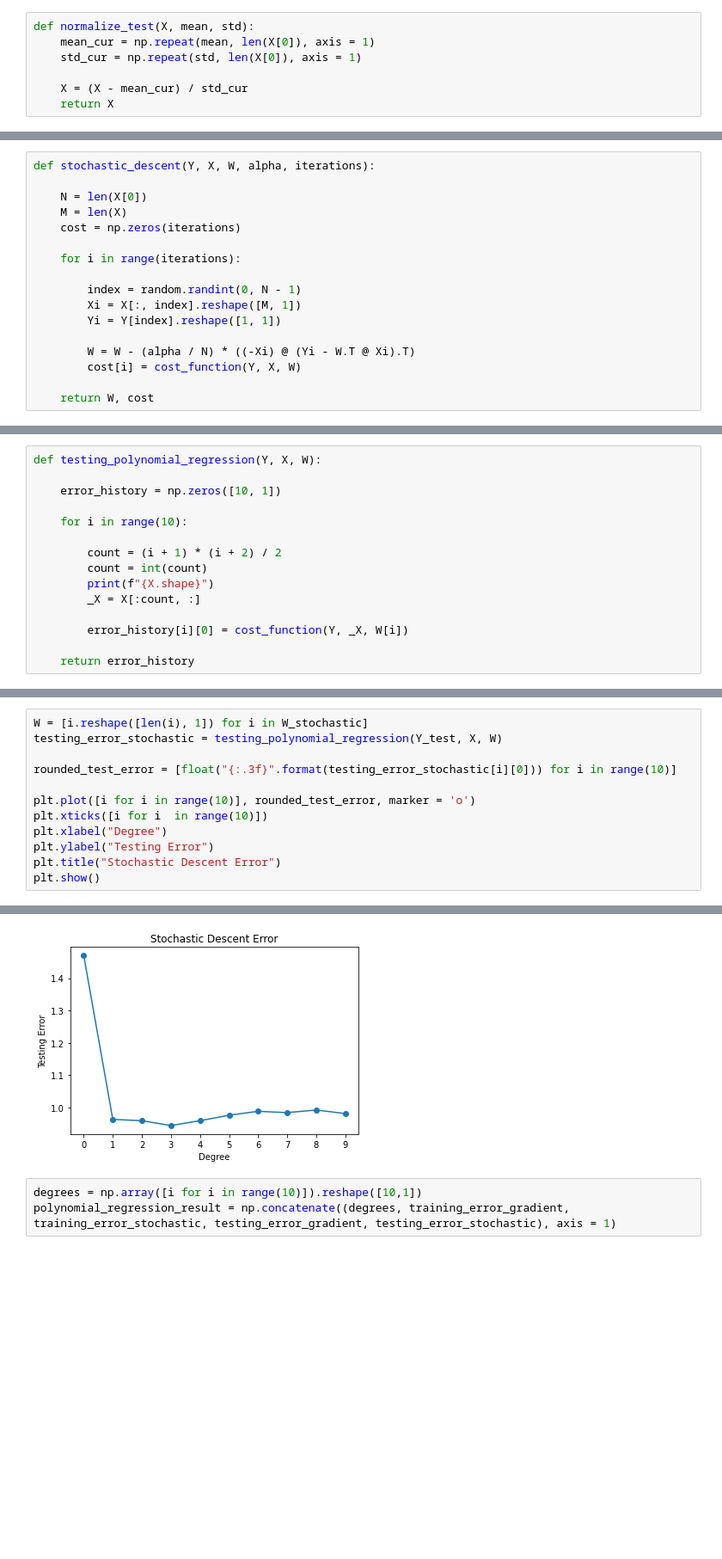
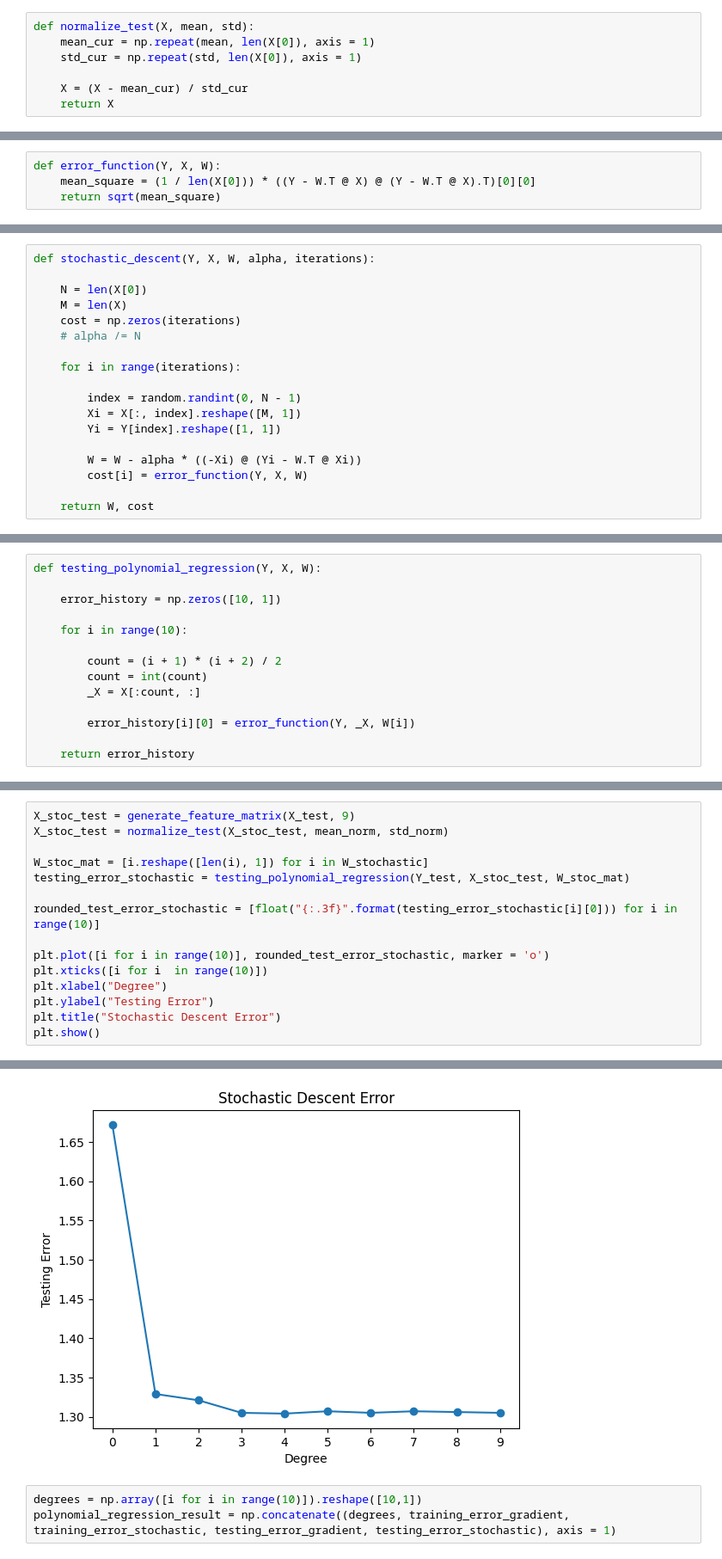
Before and after one commit to mokshith002/FODS-Assignment-1, a Jupyter notebook: 1B.ipynb, the cells around one changed output, grey strips where cells are left out. Shown at 86% size. Cells and saved outputs as stored; diff of their text form; blank space fills up the shorter version.

```diff
--- a/1B.ipynb
+++ b/1B.ipynb
@@ -125,3 +134,7 @@ def cost_function(Y, X, W):
+# %%
+def error_function(Y, X, W):
+    mean_square = (1 / len(X[0])) * ((Y - W.T @ X) @ (Y - W.T @ X).T)[0][0]
+    return sqrt(mean_square)
 # %% [markdown]
 ### Gradient Descent
 
@@ -163,6 +203,7 @@ def stochastic_descent(Y, X, W, alpha, iterations):
     N = len(X[0])
     M = len(X)
     cost = np.zeros(iterations)
+    # alpha /= N
 
     for i in range(iterations):
 
@@ -170,7 +211,7 @@ def stochastic_descent(Y, X, W, alpha, iterations):
         Xi = X[:, index].reshape([M, 1])
         Yi = Y[index].reshape([1, 1])
 
-        W = W - (alpha / N) * ((-Xi) @ (Yi - W.T @ Xi).T)
-        cost[i] = cost_function(Y, X, W)
+        W = W - alpha * ((-Xi) @ (Yi - W.T @ Xi))
+        cost[i] = error_function(Y, X, W)
 
     return W, cost
@@ -239,10 +290,9 @@ def testing_polynomial_regression(Y, X, W):
 
         count = (i + 1) * (i + 2) / 2
         count = int(count)
-        print(f"{X.shape}")
         _X = X[:count, :]
 
-        error_history[i][0] = cost_function(Y, _X, W[i])
+        error_history[i][0] = error_function(Y, _X, W[i])
 
     return error_history
 # %%
@@ -283,10 +323,13 @@ plt.show()
 # %%
-W = [i.reshape([len(i), 1]) for i in W_stochastic]
-testing_error_stochastic = testing_polynomial_regression(Y_test, X, W)
+X_stoc_test = generate_feature_matrix(X_test, 9)
+X_stoc_test = normalize_test(X_stoc_test, mean_norm, std_norm)
 
-rounded_test_error = [float("{:.3f}".format(testing_error_stochastic[i][0])) for i in range(10)]
+W_stoc_mat = [i.reshape([len(i), 1]) for i in W_stochastic]
+testing_error_stochastic = testing_polynomial_regression(Y_test, X_stoc_test, W_stoc_mat)
 
-plt.plot([i for i in range(10)], rounded_test_error, marker = 'o')
+rounded_test_error_stochastic = [float("{:.3f}".format(testing_error_stochastic[i][0])) for i in range(10)]
+
+plt.plot([i for i in range(10)], rounded_test_error_stochastic, marker = 'o')
 plt.xticks([i for i  in range(10)])
 plt.xlabel("Degree")
 plt.ylabel("Testing Error")
@@ -306,4 +339,4 @@ plt.show()
-[figure, old version]
+[figure, new version]
 # %%
 degrees = np.array([i for i in range(10)]).reshape([10,1])
 polynomial_regression_result = np.concatenate((degrees, training_error_gradient, training_error_stochastic, testing_error_gradient, testing_error_stochastic), axis = 1)
```
Also changed, not shown: parts of 23 cells of this notebook.
